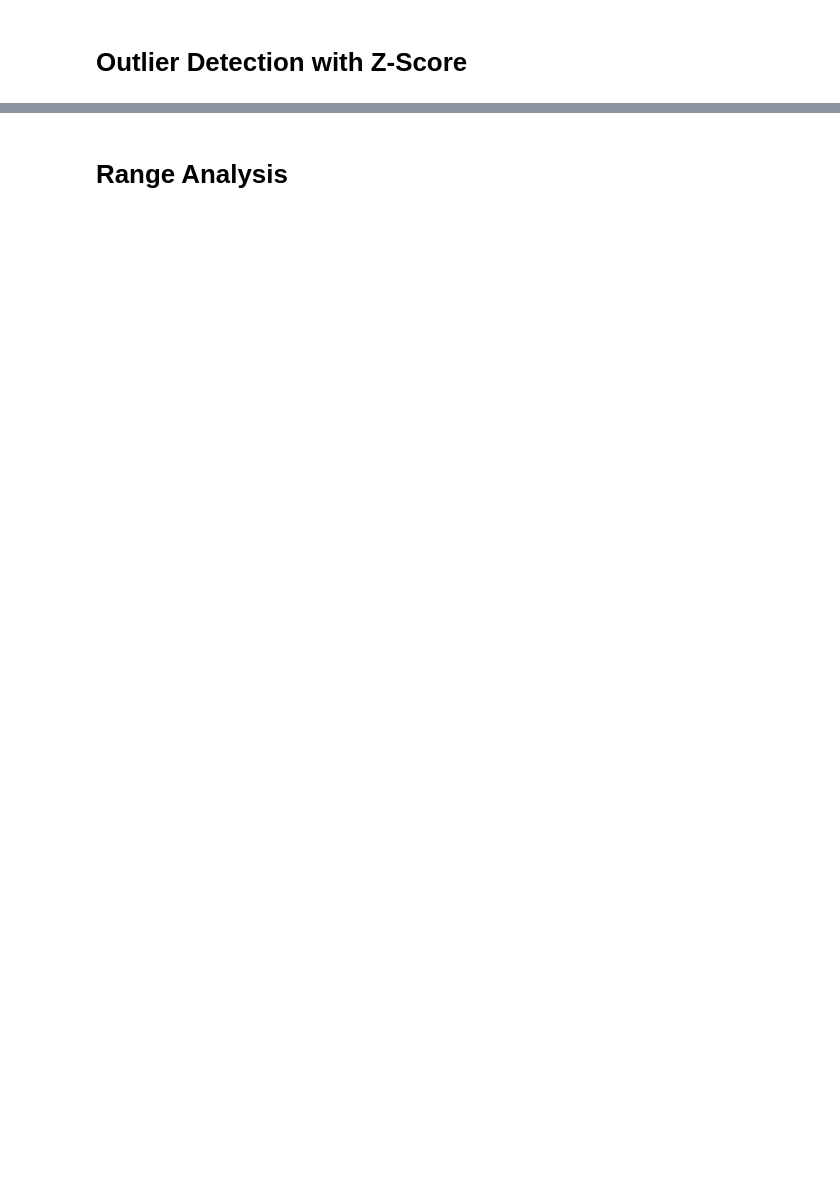
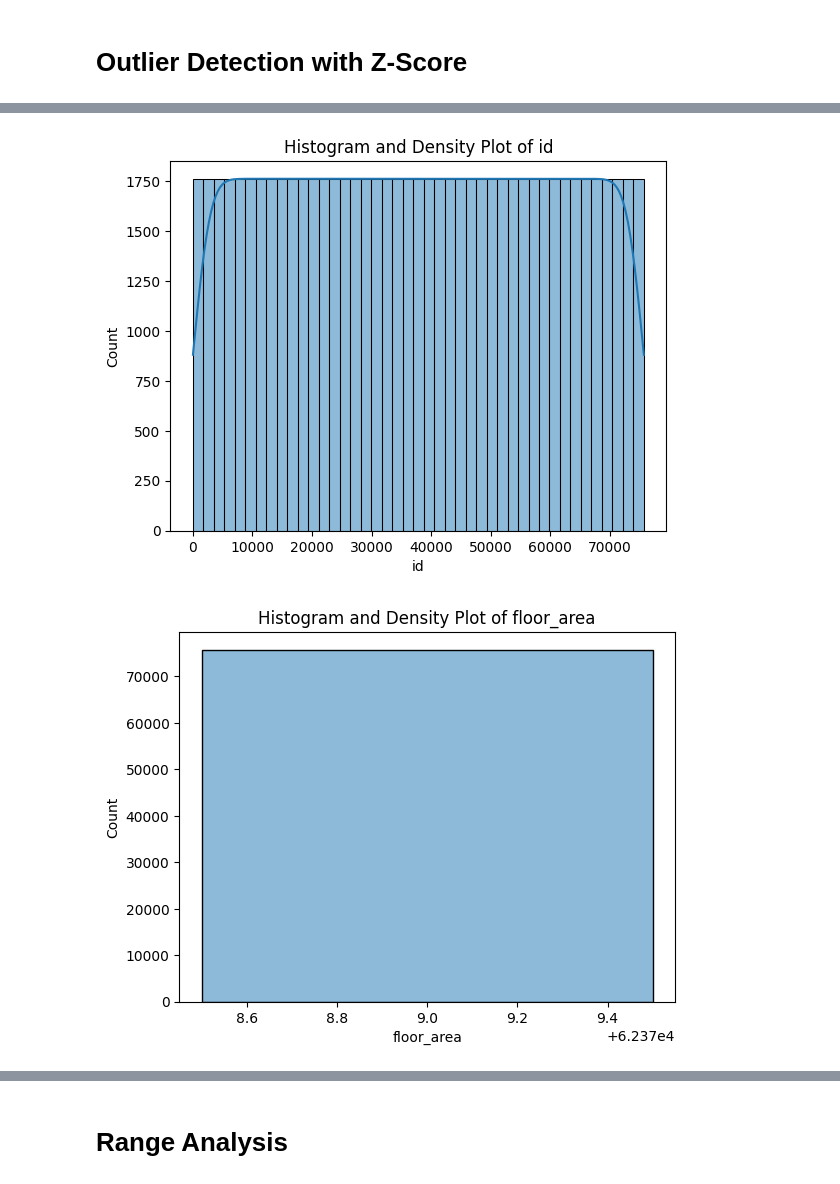
Before and after one commit to efazHossain/DATA-3421, a Jupyter notebook: Homeworks/Efaz_HW2/Efaz_HW2.ipynb, the cells around one changed output, grey strips where cells are left out. Cells and saved outputs as stored; diff of their text form; code cells hidden in the pictures; blank space fills up the shorter version.

```diff
--- a/Homeworks/Efaz_HW2/Efaz_HW2.ipynb
+++ b/Homeworks/Efaz_HW2/Efaz_HW2.ipynb
@@ -160,0 +313,36 @@ for col in c_df.select_dtypes(include=['number']).columns:
+# %%
+# For Floor Area
+Q1_floor = c_df['floor_area'].quantile(0.25)
+Q3_floor = c_df['floor_area'].quantile(0.25)
+IQR_floor = Q3_floor - Q1_floor
+lower_b = Q1_floor -1.5 * IQR_floor
+upper_b = Q3_floor +1.5 * IQR_floor
+
+c_df['floor_area']= c_df['floor_area'].clip(lower=lower_b, upper=upper_b)
+# %%
+# For Precipitation
+Q1 = c_df['precipitation_inches'].quantile(0.25)
+Q3 = c_df['precipitation_inches'].quantile(0.25)
+IQR = Q3 - Q1
+lower_b = Q1 -1.5 * IQR
+upper_b = Q3 +1.5 * IQR
+
+c_df['precipitation_inches']= c_df['precipitation_inches'].clip(lower=lower_b, upper=upper_b)
+# %%
+# For Avg Temp
+Q1 = c_df['avg_temp'].quantile(0.25)
+Q3 = c_df['avg_temp'].quantile(0.25)
+IQR = Q3 - Q1
+lower_b = Q1 -1.5 * IQR
+upper_b = Q3 +1.5 * IQR
+
+c_df['avg_temp']= c_df['avg_temp'].clip(lower=lower_b, upper=upper_b)
+# %%
+# For Site EUI
+Q1 = c_df['site_eui'].quantile(0.25)
+Q3 = c_df['precipitation_inches'].quantile(0.25)
+IQR = Q3 - Q1
+lower_b = Q1 -1.5 * IQR
+upper_b = Q3 +1.5 * IQR
+
+c_df['site_eui']= c_df['site_eui'].clip(lower=lower_b, upper=upper_b)
@@ -160,0 +361,8 @@ for col in c_df.select_dtypes(include=['number']).columns:
+# %%
+for col in c_df.select_dtypes(include=['number']).columns:
+    sns.histplot(c_df[col],kde = True)
+    plt.title(f"Histogram and Density Plot of {col}")
+    plt.show()
+# %% [output]
+[figure, added]
+[figure, added]
```
Also changed, not shown: parts of 28 cells of this notebook.
